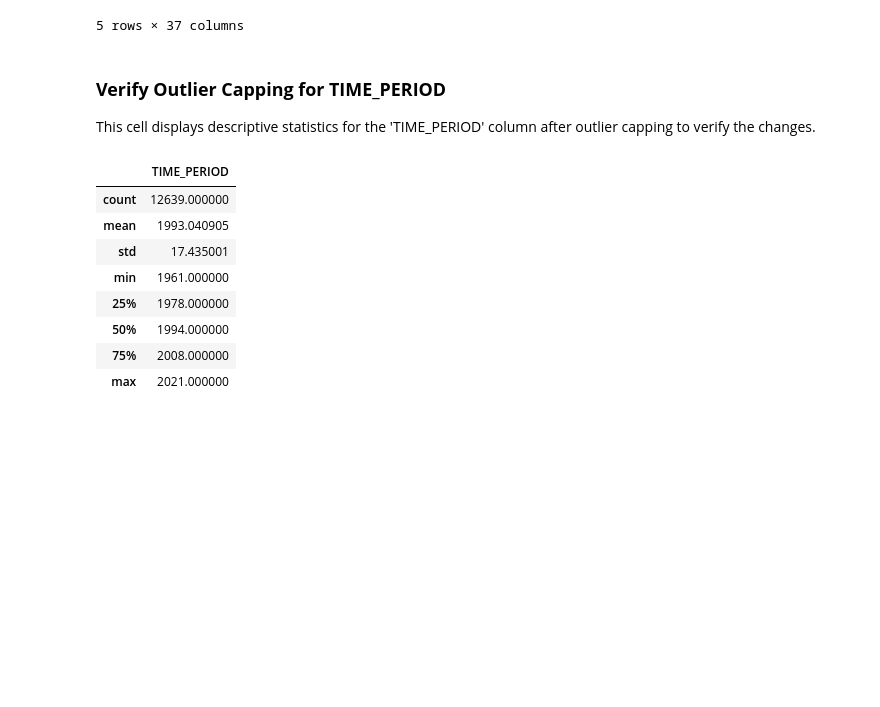
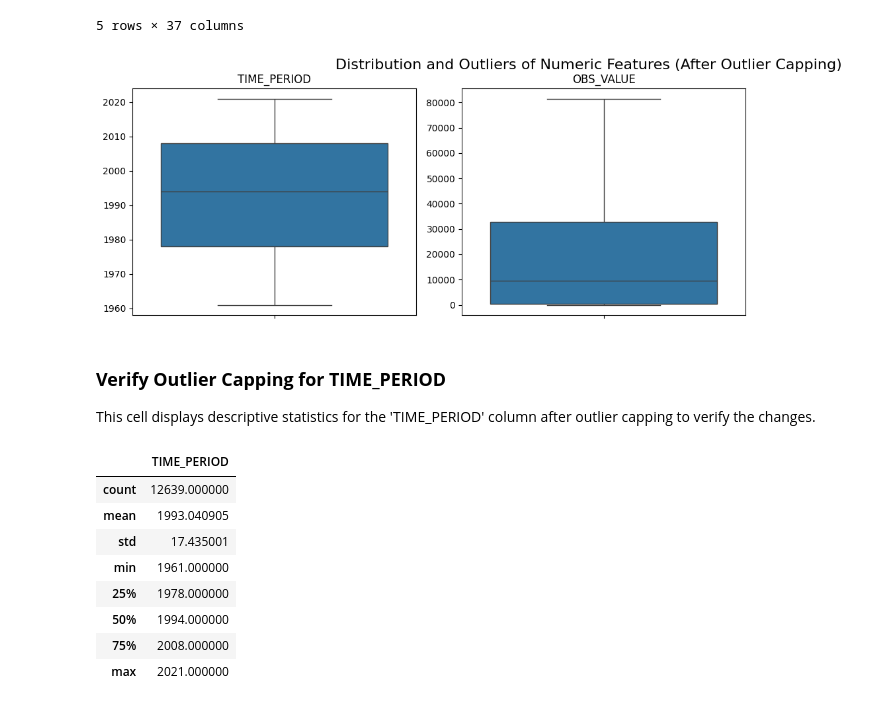
Before and after one commit to jahidurmahim/Machine_Learning_Laboratory, a Jupyter notebook: Data_Processing_for_GHGAS.ipynb, the cells around one changed output. Cells and saved outputs as stored; diff of their text form; code cells hidden in the pictures; blank space fills up the shorter version.

```diff
--- a/Data_Processing_for_GHGAS.ipynb
+++ b/Data_Processing_for_GHGAS.ipynb
@@ -236,6 +237,41 @@ Head of DataFrame after outlier capping (df_capped):
 | 3 | datastructure | WB.DATA360:DS_DATA360(1.2) | I | A | Annual | AFG | Afghanistan | FAO_EMSTOT_6518 | ... |
 | 4 | datastructure | WB.DATA360:DS_DATA360(1.2) | I | A | Annual | AFG | Afghanistan | FAO_EMSTOT_6518 | ... |
 5 rows × 37 columns
+# %%
+import matplotlib.pyplot as plt
+import seaborn as sns
+import math
+
+numeric_df_capped = df_capped.select_dtypes(include=['number'])
+
+columns_to_plot_capped = []
+for col in numeric_df_capped.columns:
+    if numeric_df_capped[col].nunique() > 1:
+        columns_to_plot_capped.append(col)
+
+if not columns_to_plot_capped:
+    print("No suitable numeric columns found for boxplot visualization after capping.")
+else:
+    num_features = len(columns_to_plot_capped)
+    num_cols = 3
+    num_rows = math.ceil(num_features / num_cols)
+
+    fig, axes = plt.subplots(num_rows, num_cols, figsize=(num_cols * 5, num_rows * 4))
+    axes = axes.flatten()
+
+    for i, col in enumerate(columns_to_plot_capped):
+        sns.boxplot(y=df_capped[col], ax=axes[i])
+        axes[i].set_title(col)
+        axes[i].set_ylabel('')
+
+    for j in range(i + 1, len(axes)):
+        fig.delaxes(axes[j])
+
+    plt.tight_layout()
+    plt.suptitle('Distribution and Outliers of Numeric Features (After Outlier Capping)', y=1.02, fontsize=16)
+    plt.show()
+# %% [output]
+[figure, added]
 # %% [markdown]
 ### **Verify Outlier Capping for TIME_PERIOD**
 This cell displays descriptive statistics for the 'TIME_PERIOD' column after outlier capping to verify the changes.
```
Also changed, not shown: parts of 2 cells of this notebook.
